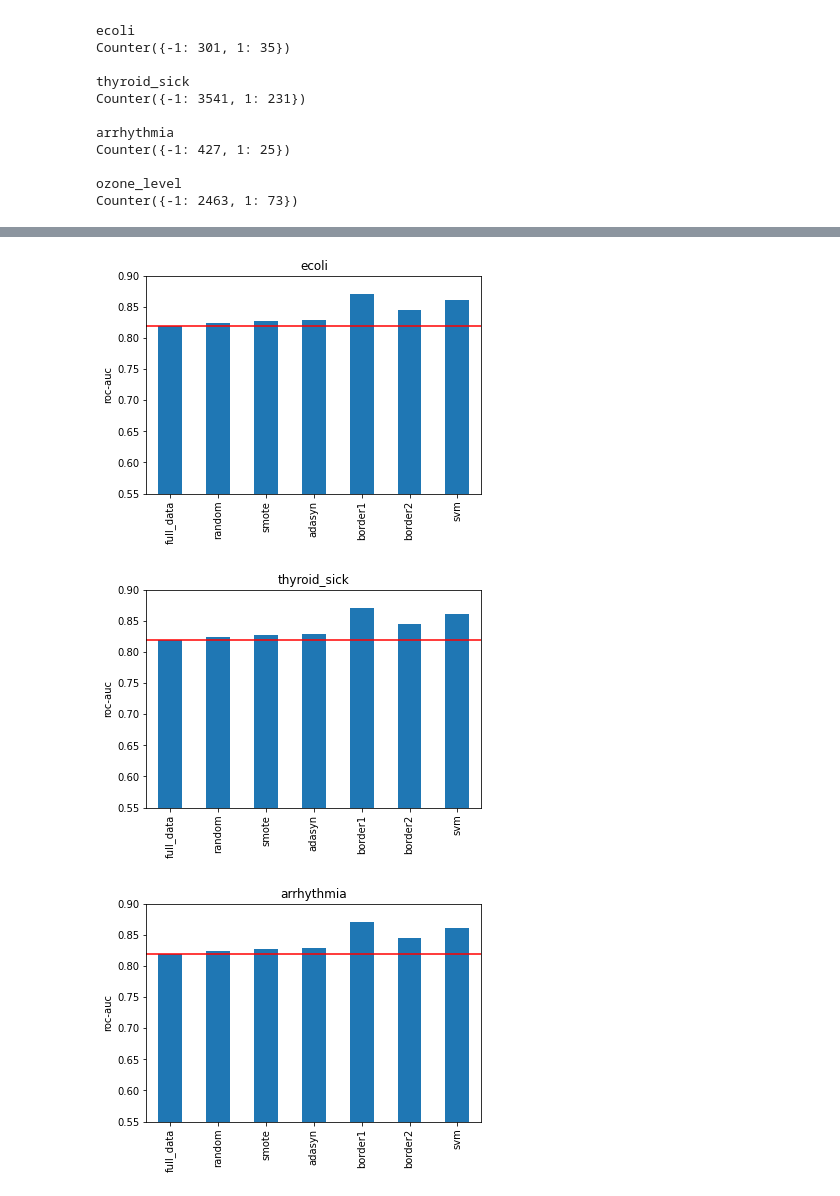
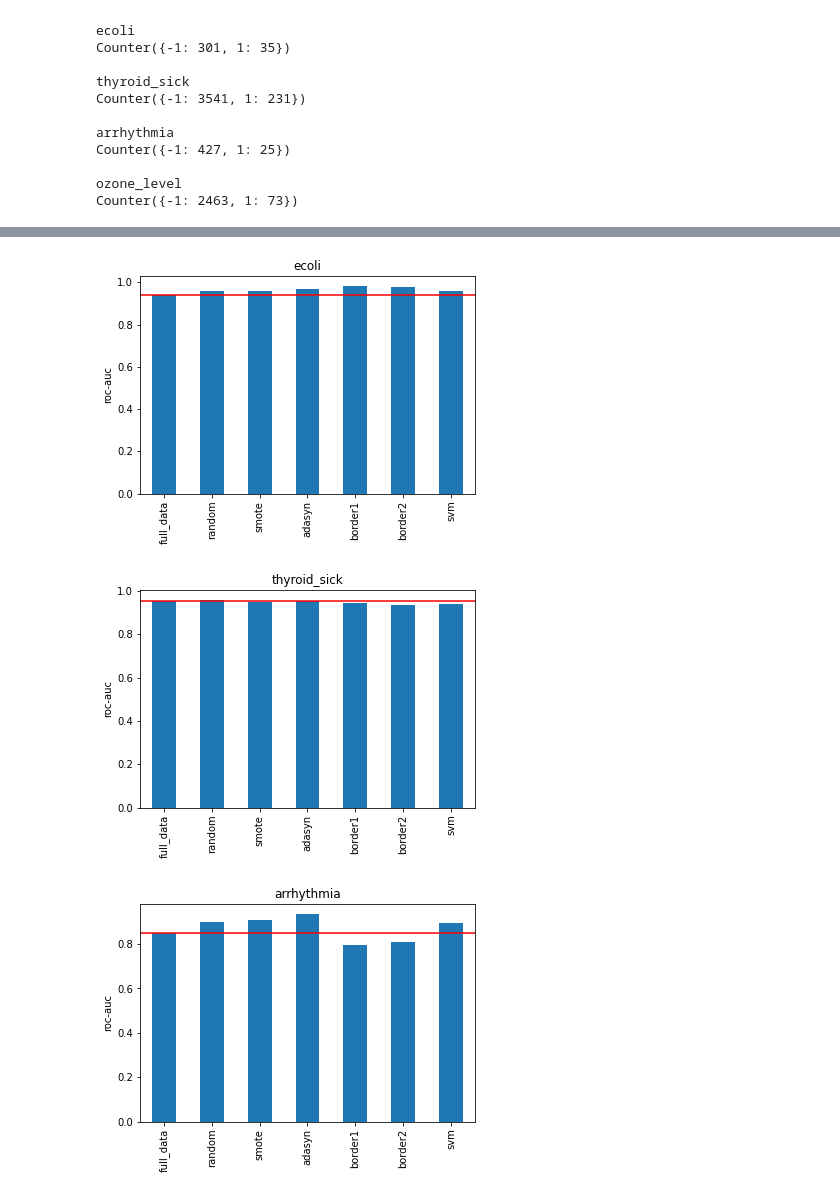
Before and after one commit to solegalli/machine-learning-imbalanced-data, a Jupyter notebook: Section-05-Oversampling/05-08-Over-sampling-method-comparison.ipynb, the cells around one changed output, grey strips where cells are left out. Cells and saved outputs as stored; diff of their text form; code cells hidden in the pictures.

```diff
--- a/Section-05-Oversampling/05-08-Over-sampling-method-comparison.ipynb
+++ b/Section-05-Oversampling/05-08-Over-sampling-method-comparison.ipynb
@@ -128,6 +128,9 @@ for dataset in datasets_ls:
     shapes_dict[dataset] = {}
 
     print(dataset)
+
+    # load dataset
+    data = fetch_datasets()[dataset]
 
     # separate train and test
     X_train, X_test, y_train, y_test = train_test_split(
@@ -190,7 +193,7 @@ for dataset in datasets_ls:
     pd.Series(results_dict[dataset]).plot.bar()
     plt.title(dataset)
     plt.ylabel('roc-auc')
-    plt.ylim(0.55, 0.9)
+#     plt.ylim(0.55, 0.9)
     plt.axhline(results_dict[dataset]['full_data'], color='r')
     plt.show()
 # %% [output]
@@ -198,3 +201,3 @@ for dataset in datasets_ls:
-[figure, old version]
+[figure, new version]
-[figure, old version]
+[figure, new version]
-[figure, old version]
+[figure, new version]
```
Also changed, not shown: parts of 6 cells of this notebook, 2 other files.
